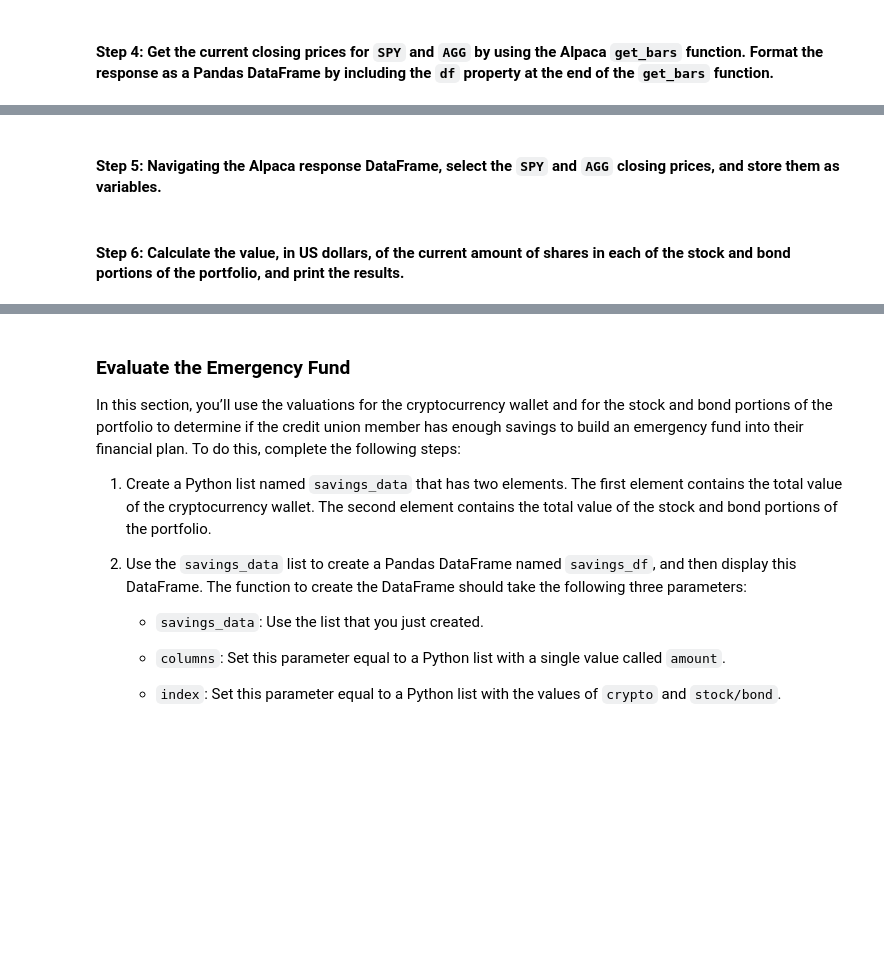
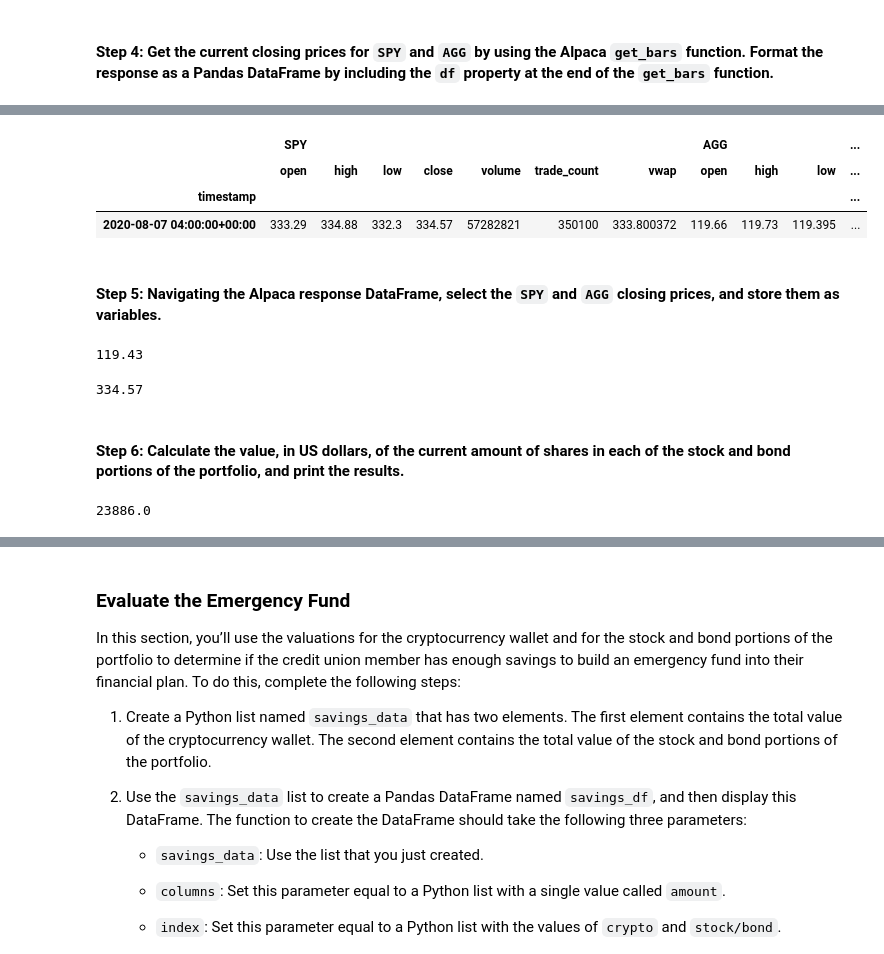
Before and after one commit to lkhodel/bftbc-c5, a Jupyter notebook: financial_planning_tools.ipynb, the cells around one changed output, grey strips where cells are left out. Drawn from its saved outputs; the diff is of its cells as text; code cells hidden in the pictures; blank space fills up the shorter version.

```diff
--- a/financial_planning_tools.ipynb
+++ b/financial_planning_tools.ipynb
@@ -181,11 +151,11 @@ agg_shares = 200
 #### Step 2: Set the variables for the Alpaca API and secret keys. Using the Alpaca SDK, create the Alpaca `tradeapi.REST` object. In this object, include the parameters for the Alpaca API key, the secret key, and the version number.
 # %%
 # Set the variables for the Alpaca API and secret keys
-# YOUR CODE HERE
-# YOUR CODE HERE
+ALPACA_API_KEY = os.getenv("ALPACA_API_KEY")
+ALPACA_SECRET_KEY = os.getenv("ALPACA_SECRET_KEY")
 
 # Create the Alpaca tradeapi.REST object
-# YOUR CODE HERE
+alpaca_REST = tradeapi.REST(key_id=ALPACA_API_KEY, secret_key=ALPACA_SECRET_KEY, api_version='v2')
 # %% [markdown]
 #### Step 3: Set the following parameters for the Alpaca API call:
 
@@ -196,30 +166,26 @@ agg_shares = 200
 - `start_date` and `end_date`: Use the same date for these parameters, and format them with the date of the previous weekday (or `2020-08-07`). This is because you want the one closing price for the most-recent trading day.
 # %%
 # Set the tickers for both the bond and stock portion of the portfolio
-# YOUR CODE HERE
+tickers = ["SPY", "AGG"]
 
 # Set timeframe to 1Day
-# YOUR CODE HERE
+timeframe = "1Day"
 
 # Format current date as ISO format
 # Set both the start and end date at the date of your prior weekday
 # This will give you the closing price of the previous trading day
 # Alternatively you can use a start and end date of 2020-08-07
-# YOUR CODE HERE
-# YOUR CODE HERE
+start_date = "2020-08-07"
+end_date = start_date
 # %% [markdown]
 #### Step 4: Get the current closing prices for `SPY` and `AGG` by using the Alpaca `get_bars` function. Format the response as a Pandas DataFrame by including the `df` property at the end of the `get_bars` function.
 # %%
 # Use the Alpaca get_bars function to get current closing prices the portfolio
 # Be sure to set the `df` property after the function to format the response object as a DataFrame
-# YOUR CODE HERE
-
-# Reorganize the DataFrame
-# Separate ticker data
-# YOUR CODE HERE
-
-# Concatenate the ticker DataFrames
-# YOUR CODE HERE
-
-# Review the first 5 rows of the Alpaca DataFrame
-# YOUR CODE HERE
+portfolio = alpaca_REST.get_bars(
+    symbol = tickers,
+    timeframe = timeframe,
+    start = start_date,
+    end = end_date,
+).df
+print(portfolio)
@@ -226,26 +215,44 @@ agg_shares = 200
+# %%
+p = [
+    portfolio[ portfolio['symbol'] == s ].drop('symbol', axis=1)
+    for s in tickers
+]
+prices = pd.concat(p, axis=1, keys=tickers)
+prices.head()
+# %% [output]
+|  | SPY |  |  |  |  |  |  | AGG |  |  | ... |
+|  | open | high | low | close | volume | trade_count | vwap | open | high | low | ... |
+| timestamp |  |  |  |  |  |  |  |  |  |  | ... |
+| 2020-08-07 04:00:00+00:00 | 333.29 | 334.88 | 332.3 | 334.57 | 57282821 | 350100 | 333.800372 | 119.66 | 119.73 | 119.395 | ... |
 # %% [markdown]
 #### Step 5: Navigating the Alpaca response DataFrame, select the `SPY` and `AGG` closing prices, and store them as variables.
 # %%
 # Access the closing price for AGG from the Alpaca DataFrame
 # Converting the value to a floating point number
-agg_close_price = # YOUR CODE HERE
+agg_close_price = prices["AGG"]["close"][0]
 
 # Print the AGG closing price
-# YOUR CODE HERE
+print(agg_close_price)
+# %% [output]
+119.43
 # %%
 # Access the closing price for SPY from the Alpaca DataFrame
 # Converting the value to a floating point number
-spy_close_price = # YOUR CODE HERE
+spy_close_price = prices["SPY"]["close"][0]
 
 # Print the SPY closing price
-# YOUR CODE HERE
+print(spy_close_price)
+# %% [output]
+334.57
 # %% [markdown]
 #### Step 6: Calculate the value, in US dollars, of the current amount of shares in each of the stock and bond portions of the portfolio, and print the results.
 # %%
 # Calculate the current value of the bond portion of the portfolio
-agg_value = # YOUR CODE HERE
+agg_value = agg_shares * agg_close_price
 
 # Print the current value of the bond portfolio
-# YOUR CODE HERE
+print(agg_value)
+# %% [output]
+23886.0
 # %%
 # Calculate the current value of the stock portion of the portfolio
```
Also changed, not shown: parts of 10 cells of this notebook.
